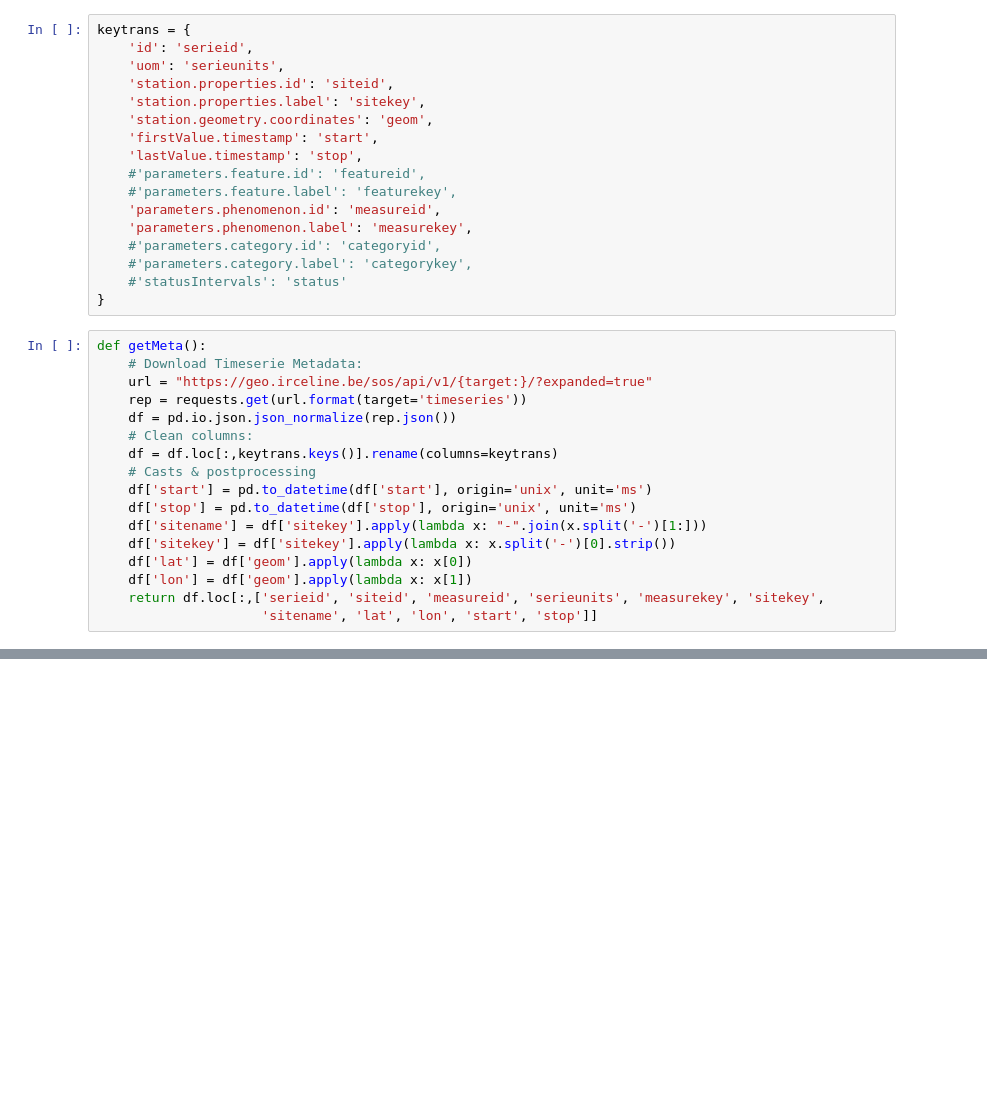
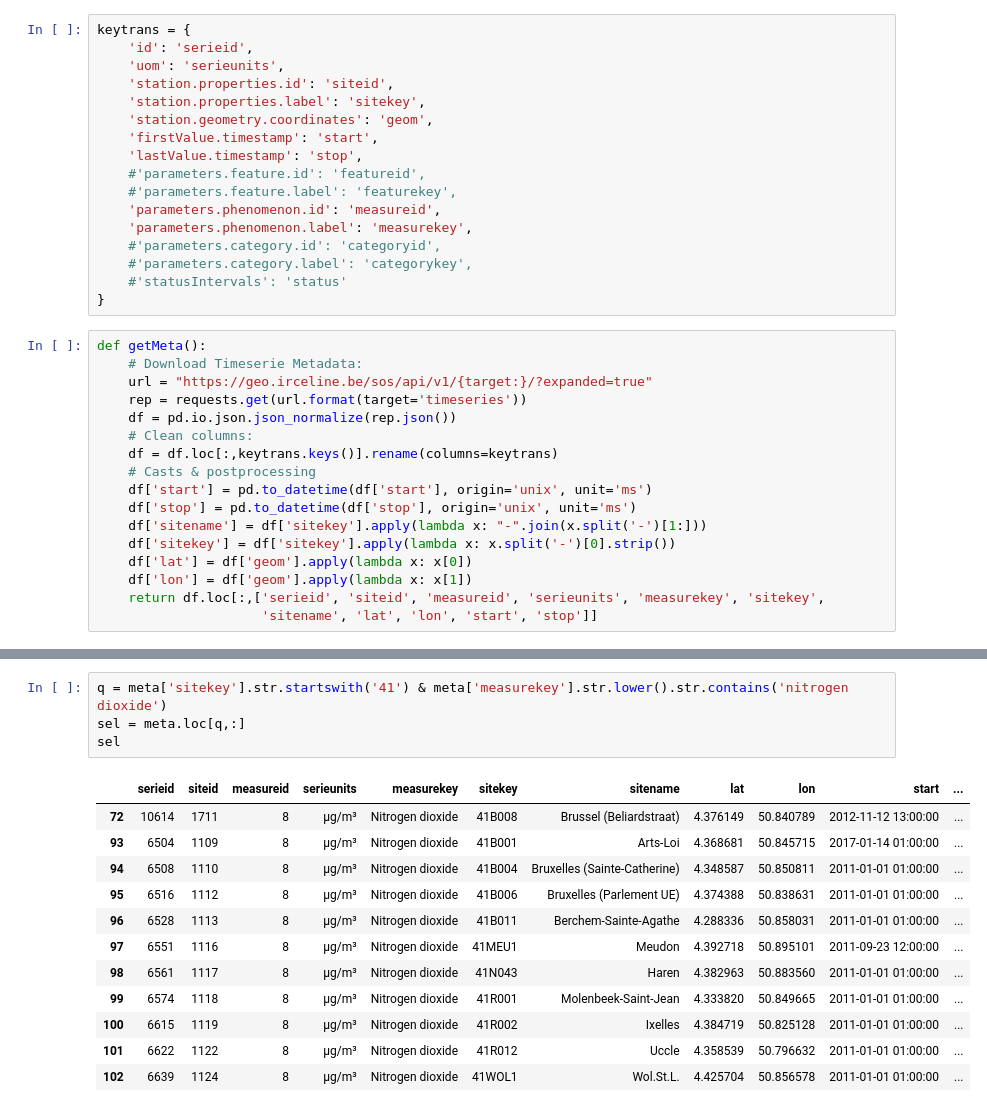
Before and after one commit to jlandercy/cookbook, a Jupyter notebook: python/api/Ircelinev2.ipynb, the cells around one changed output, grey strips where cells are left out. Cells and saved outputs as stored; diff of their text form; blank space fills up the shorter version.

```diff
--- a/python/api/Ircelinev2.ipynb
+++ b/python/api/Ircelinev2.ipynb
@@ -41,0 +75,17 @@ meta.sample(5)
+# %%
+q = meta['sitekey'].str.startswith('41') & meta['measurekey'].str.lower().str.contains('nitrogen dioxide')
+sel = meta.loc[q,:]
+sel
+# %% [output]
+|  | serieid | siteid | measureid | serieunits | measurekey | sitekey | sitename | lat | lon | start | ... |
+| 72 | 10614 | 1711 | 8 | µg/m³ | Nitrogen dioxide | 41B008 | Brussel (Beliardstraat) | 4.376149 | 50.840789 | 2012-11-12 13:00:00 | ... |
+| 93 | 6504 | 1109 | 8 | µg/m³ | Nitrogen dioxide | 41B001 | Arts-Loi | 4.368681 | 50.845715 | 2017-01-14 01:00:00 | ... |
+| 94 | 6508 | 1110 | 8 | µg/m³ | Nitrogen dioxide | 41B004 | Bruxelles (Sainte-Catherine) | 4.348587 | 50.850811 | 2011-01-01 01:00:00 | ... |
+| 95 | 6516 | 1112 | 8 | µg/m³ | Nitrogen dioxide | 41B006 | Bruxelles (Parlement UE) | 4.374388 | 50.838631 | 2011-01-01 01:00:00 | ... |
+| 96 | 6528 | 1113 | 8 | µg/m³ | Nitrogen dioxide | 41B011 | Berchem-Sainte-Agathe | 4.288336 | 50.858031 | 2011-01-01 01:00:00 | ... |
+| 97 | 6551 | 1116 | 8 | µg/m³ | Nitrogen dioxide | 41MEU1 | Meudon | 4.392718 | 50.895101 | 2011-09-23 12:00:00 | ... |
+| 98 | 6561 | 1117 | 8 | µg/m³ | Nitrogen dioxide | 41N043 | Haren | 4.382963 | 50.883560 | 2011-01-01 01:00:00 | ... |
+| 99 | 6574 | 1118 | 8 | µg/m³ | Nitrogen dioxide | 41R001 | Molenbeek-Saint-Jean | 4.333820 | 50.849665 | 2011-01-01 01:00:00 | ... |
+| 100 | 6615 | 1119 | 8 | µg/m³ | Nitrogen dioxide | 41R002 | Ixelles | 4.384719 | 50.825128 | 2011-01-01 01:00:00 | ... |
+| 101 | 6622 | 1122 | 8 | µg/m³ | Nitrogen dioxide | 41R012 | Uccle | 4.358539 | 50.796632 | 2011-01-01 01:00:00 | ... |
+| 102 | 6639 | 1124 | 8 | µg/m³ | Nitrogen dioxide | 41WOL1 | Wol.St.L. | 4.425704 | 50.856578 | 2011-01-01 01:00:00 | ... |
```
Also changed, not shown: parts of 6 cells of this notebook.
